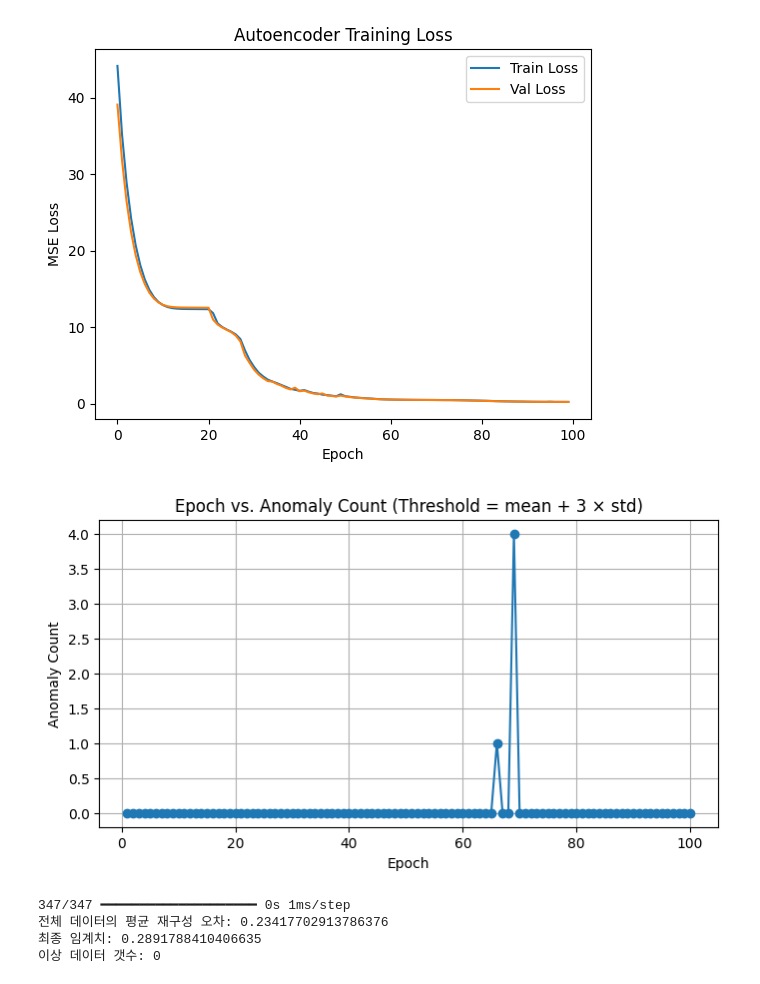
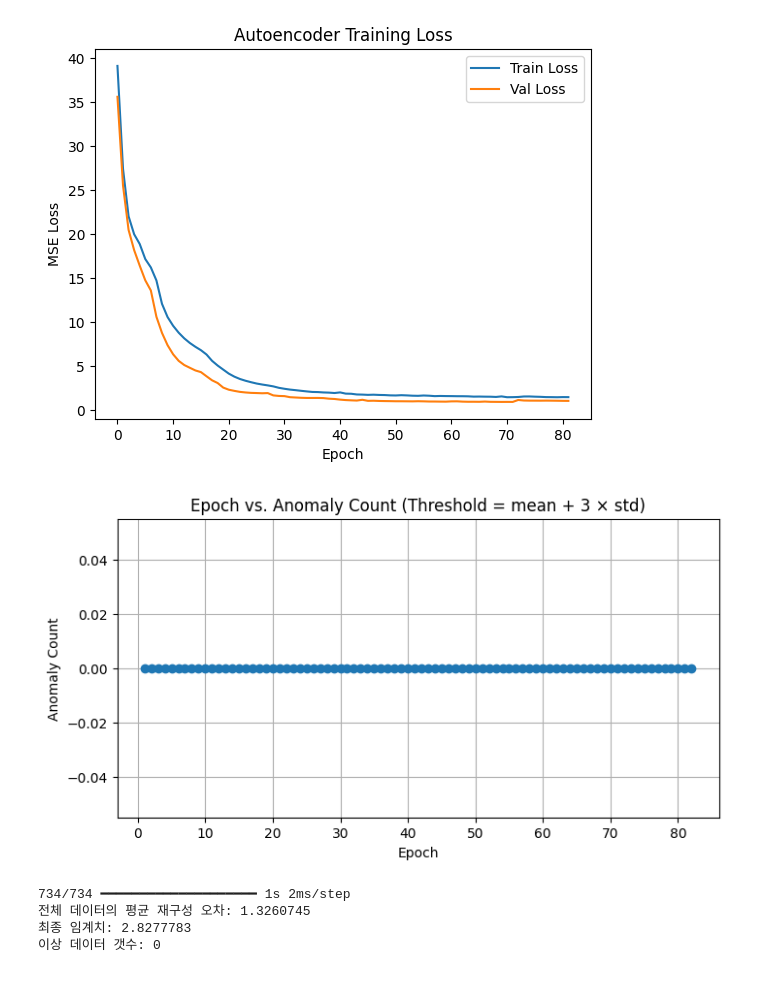
Before and after one commit to lenoau/AI_Project, a Jupyter notebook: Deep_Learning/LSTM.ipynb, the cells around one changed output. Saved outputs shown, nothing was run; the diff lists cells and outputs as text; code cells hidden in the pictures.

```diff
--- a/Deep_Learning/LSTM.ipynb
+++ b/Deep_Learning/LSTM.ipynb
@@ -105,0 +80,20 @@ print("구성된 시퀀스 데이터 shape:", X.shape)
+# %%
+# 4. 시퀀스 데이터 구성
+# 각 제품(또는 epc_code, product_serial 단위)의 이벤트 시퀀스를 구성합니다.
+feature_columns = ['event_type_enc', 'hub_type_enc', 'time_delta_scaled']
+
+def create_sequence(group, feature_columns):
+    return group[feature_columns].to_numpy(dtype=np.float32)
+
+# 각 제품별 그룹으로 시퀀스 구성
+grouped = df.groupby(['epc_code', 'product_serial'])
+sequences = [create_sequence(x, feature_columns).tolist() for _, x in grouped]
+
+# 최대 시퀀스 길이 계산 (모든 시퀀스 중 가장 긴 길이를 찾음)
+max_seq_length = max(len(seq) for seq in sequences)
+print("최대 시퀀스 길이:", max_seq_length)
+
+# 시퀀스 패딩 적용: pad_sequences를 사용하여 길이가 max_seq_length로 고정되도록 패딩합니다.
+X = pad_sequences(sequences, padding='post', dtype='float32', maxlen = max_seq_length, value = -1.0)
+print("패딩된 시퀀스 데이터 shape:", X.shape)
+# 예시 출력: (제품 수, max_seq_length, feature 개수)
@@ -112,9 +109,10 @@ latent_dim = 64           # 잠재 공간 차원 (조정 가능)
 
 # 모델 구성
 inputs = Input(shape=(timesteps, input_dim))
+masked = Masking(mask_value = -1.0)(inputs)
 
 # 인코더: LSTM을 사용하여 시퀀스를 잠재 벡터로 인코딩
-encoded = LSTM(latent_dim, activation='tanh')(inputs)
+encoded = LSTM(latent_dim, activation='tanh')(masked)
 
 # 디코더: RepeatVector와 LSTM을 사용하여 시퀀스를 재구성
 decoded = RepeatVector(timesteps)(encoded)
@@ -169,7 +170,7 @@ es = EarlyStopping(monitor='val_loss', patience=10, restore_best_weights=True)
 anomaly_callback = AnomalyCountCallback(X)
 
 history = autoencoder.fit(X, X,
-                          epochs=100,
+                          epochs=150,
                           batch_size=32,
                           validation_split=0.2,
                           callbacks=[es, anomaly_callback],
@@ -222,8 +223,8 @@ Epoch 100/100
-[figure, old version]
+[figure, new version]
-[figure, old version]
+[figure, new version]
-347/347 ━━━━━━━━━━━━━━━━━━━━ 0s 1ms/step
-전체 데이터의 평균 재구성 오차: 0.23417702913786376
-최종 임계치: 0.2891788410406635
+734/734 ━━━━━━━━━━━━━━━━━━━━ 1s 2ms/step
+전체 데이터의 평균 재구성 오차: 1.3260745
+최종 임계치: 2.8277783
 이상 데이터 갯수: 0
 # %%
 # # 9. 학습 후 최종 모델 평가 시, 전체 데이터에 대한 재구성 오차와 임계치를 계산
```
Also changed, not shown: parts of 9 cells of this notebook, 16 other files.
